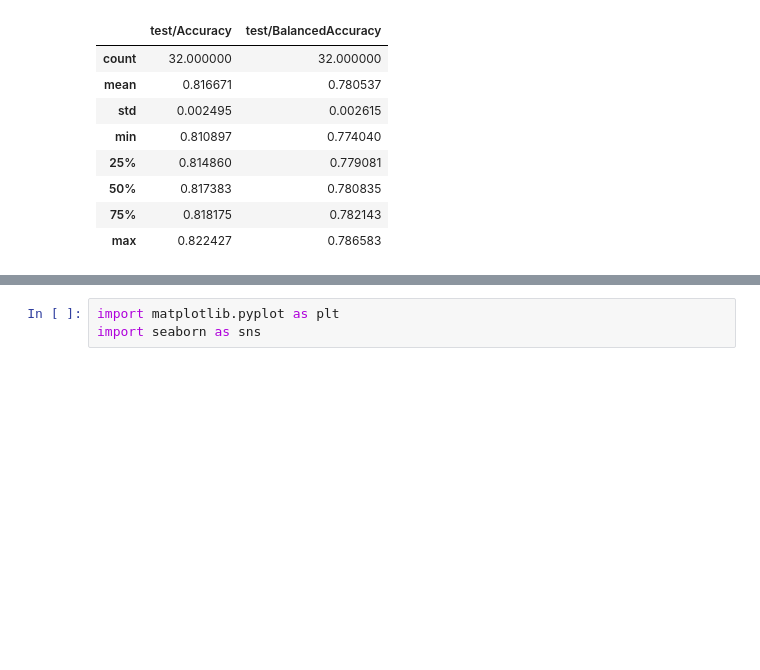
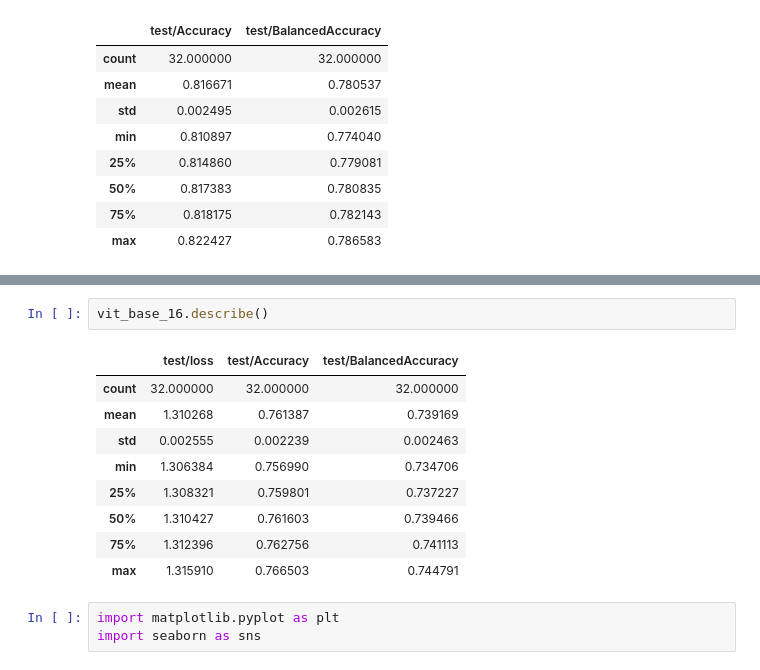
Before and after one commit to Antonio-Tresol/vits_ensemble_cr_leaves, a Jupyter notebook: metrics/metrics_analysis_spanish.ipynb, the cells around one changed output, grey strips where cells are left out. Saved outputs shown, nothing was run; the diff lists cells and outputs as text; blank space fills up the shorter version.

```diff
--- a/metrics/metrics_analysis_spanish.ipynb
+++ b/metrics/metrics_analysis_spanish.ipynb
@@ -38,3 +50,15 @@ conv_ensemble.describe()
+# %%
+vit_base_16.describe()
+# %% [output]
+|  | test/loss | test/Accuracy | test/BalancedAccuracy |
+| count | 32.000000 | 32.000000 | 32.000000 |
+| mean | 1.310268 | 0.761387 | 0.739169 |
+| std | 0.002555 | 0.002239 | 0.002463 |
+| min | 1.306384 | 0.756990 | 0.734706 |
+| 25% | 1.308321 | 0.759801 | 0.737227 |
+| 50% | 1.310427 | 0.761603 | 0.739466 |
+| 75% | 1.312396 | 0.762756 | 0.741113 |
+| max | 1.315910 | 0.766503 | 0.744791 |
 # %%
 import matplotlib.pyplot as plt
 import seaborn as sns
```
Also changed, not shown: parts of 3 cells of this notebook.
